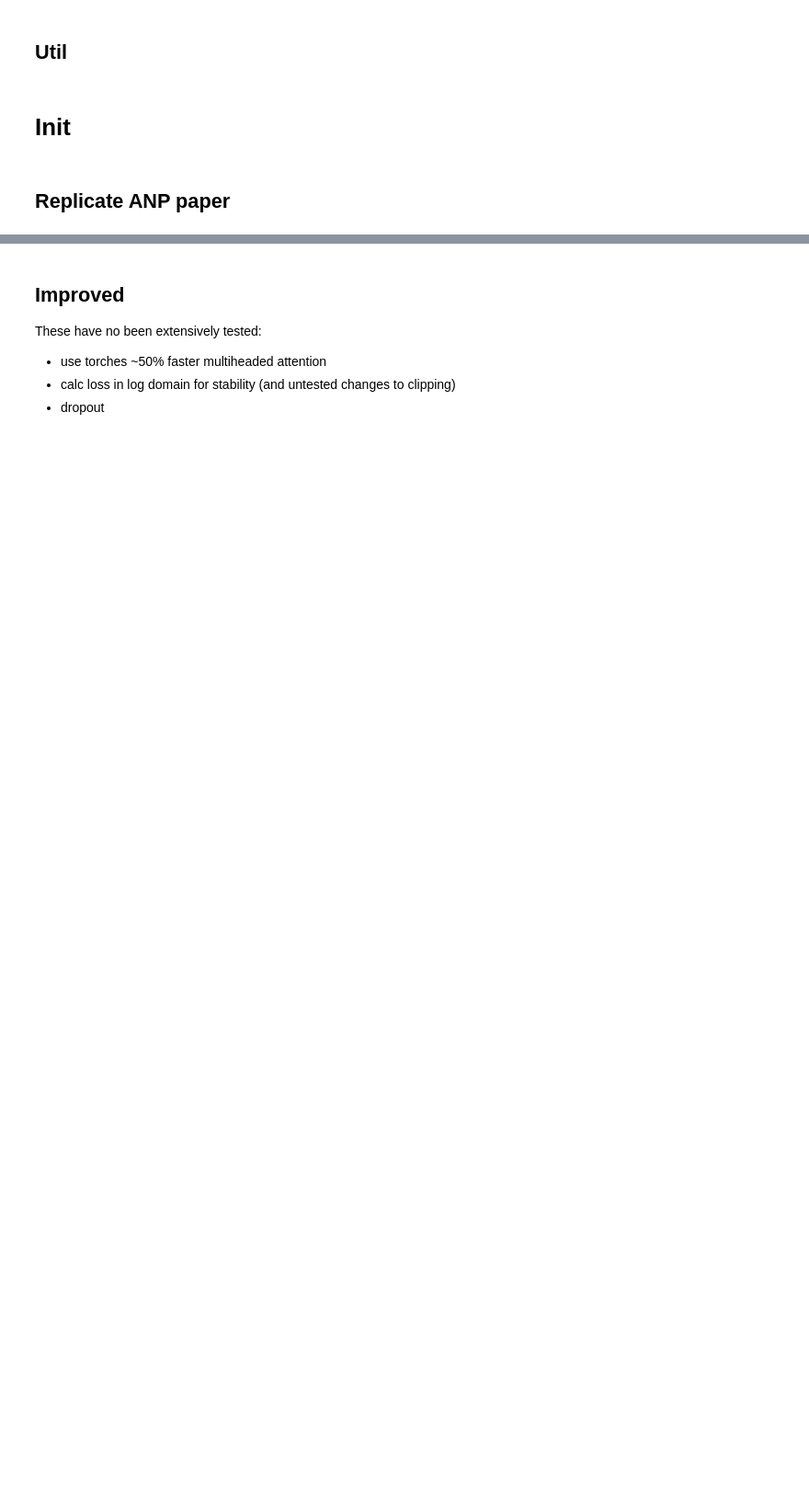
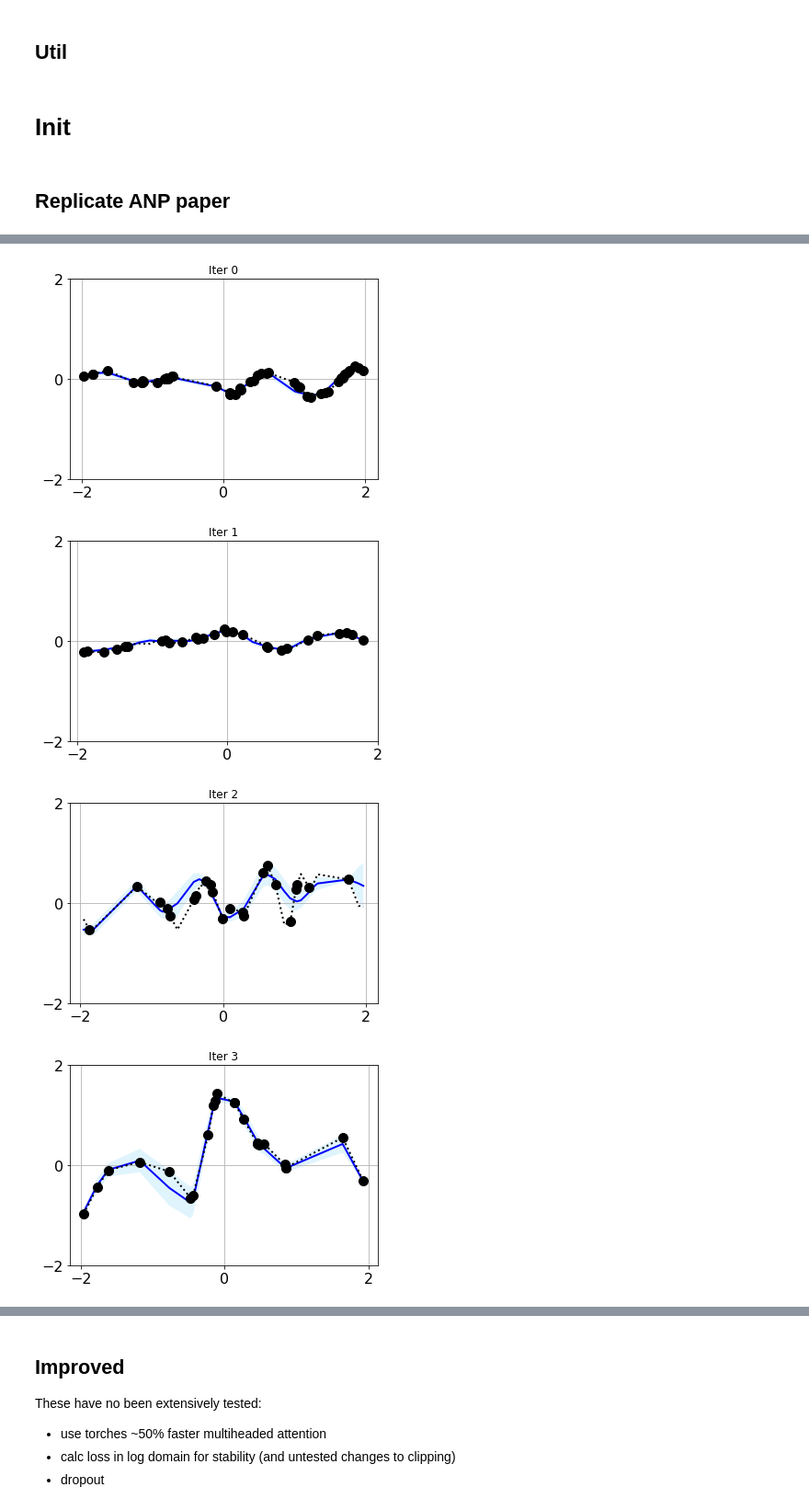
Before and after one commit to wassname/attentive-neural-processes, a Jupyter notebook: anp_1d_regression.ipynb, the cells around one changed output, grey strips where cells are left out. Shown at 92% size. Cells and saved outputs as stored; diff of their text form; code cells hidden in the pictures; blank space fills up the shorter version.

```diff
--- a/anp_1d_regression.ipynb
+++ b/anp_1d_regression.ipynb
@@ -884,0 +258,8 @@ for i in range(5):
+# %%
+for i in range(3):
+    test(model, dataset_train, writer, plot=True, global_step=i, seed=i)
+# %% [output]
+[figure, added]
+[figure, added]
+[figure, added]
+[figure, added]
```
Also changed, not shown: parts of 25 cells of this notebook, 5 other files.
